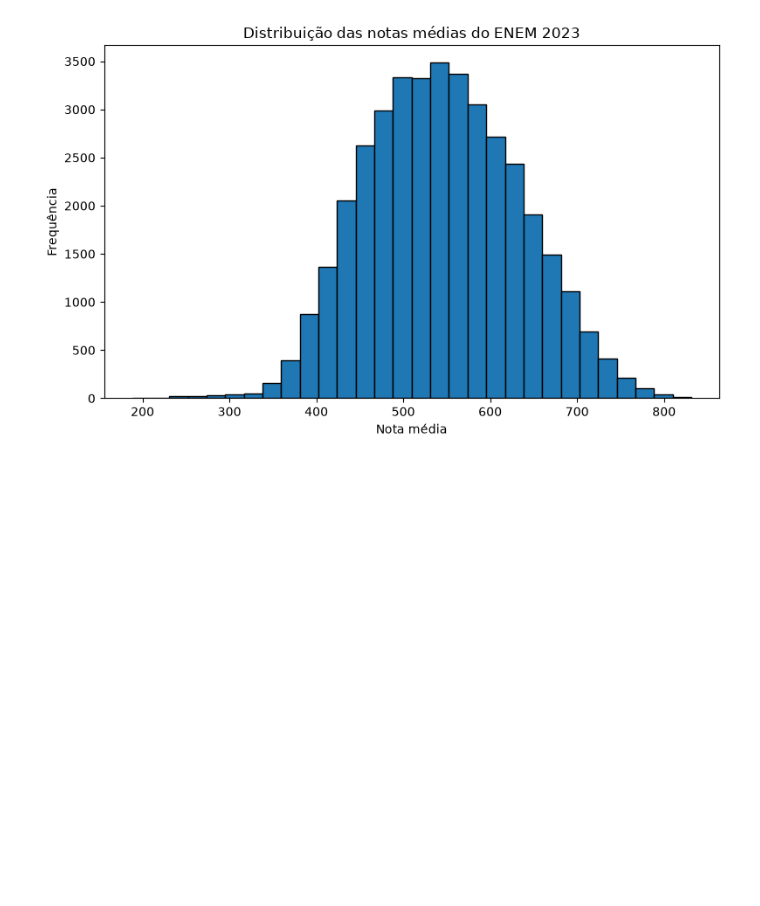
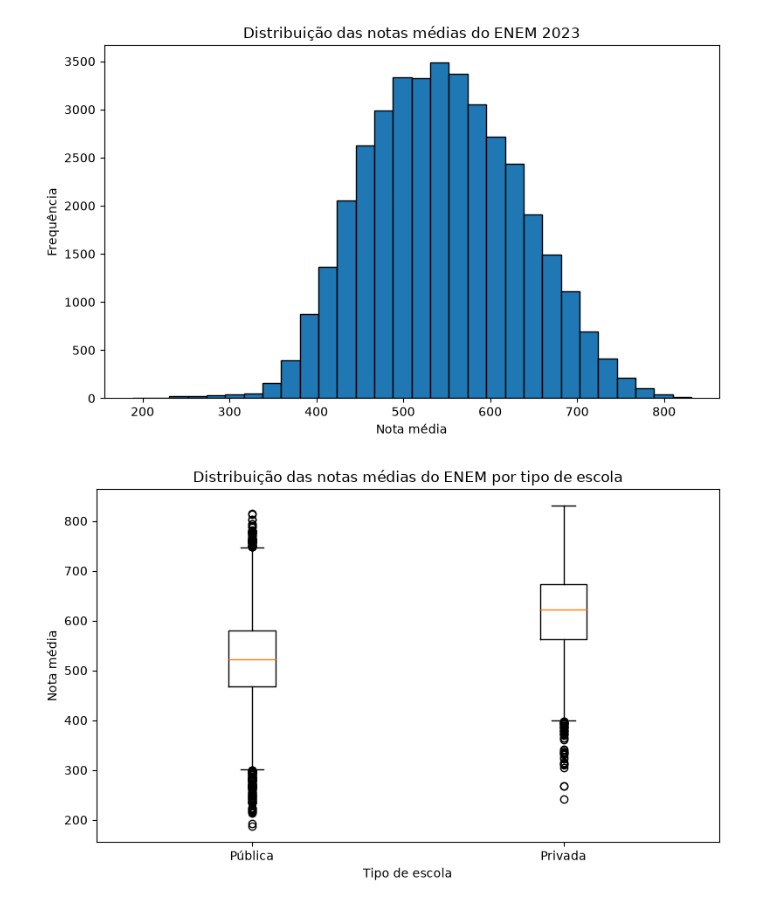
Before and after one commit to ml1-impatech/statstech-analise, a Jupyter notebook: notebooks/enem_exploration_graficos.ipynb, the cells around one changed output. Drawn from its saved outputs; the diff is of its cells as text; code cells hidden in the pictures; blank space fills up the shorter version.

Commit message:
Adiciona Boxplots da nota por tipo de escola

```diff
--- a/notebooks/enem_exploration_graficos.ipynb
+++ b/notebooks/enem_exploration_graficos.ipynb
@@ -14,3 +16,24 @@ plt.tight_layout()
 plt.show()
 # %% [output]
 [figure]
+# %%
+indice = np.where(names == "school_3")[0][0]
+school = X[:, indice]
+# %%
+grades_by_school = [
+    y[school == 0],
+    y[school == 1]
+]
+
+plt.figure(figsize=(8, 5))
+plt.boxplot(
+    grades_by_school,
+    tick_labels=["Pública", "Privada"]
+)
+plt.xlabel("Tipo de escola")
+plt.ylabel("Nota média")
+plt.title("Distribuição das notas médias do ENEM por tipo de escola")
+plt.tight_layout()
+plt.show()
+# %% [output]
+[figure, added]
```
Also changed, not shown: parts of 1 cell of this notebook.
